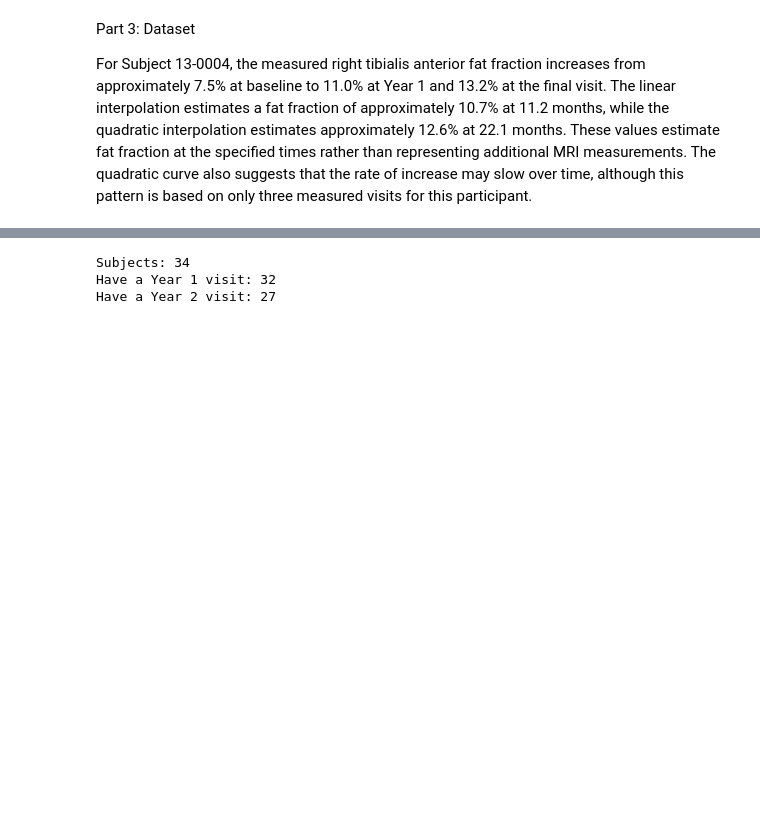
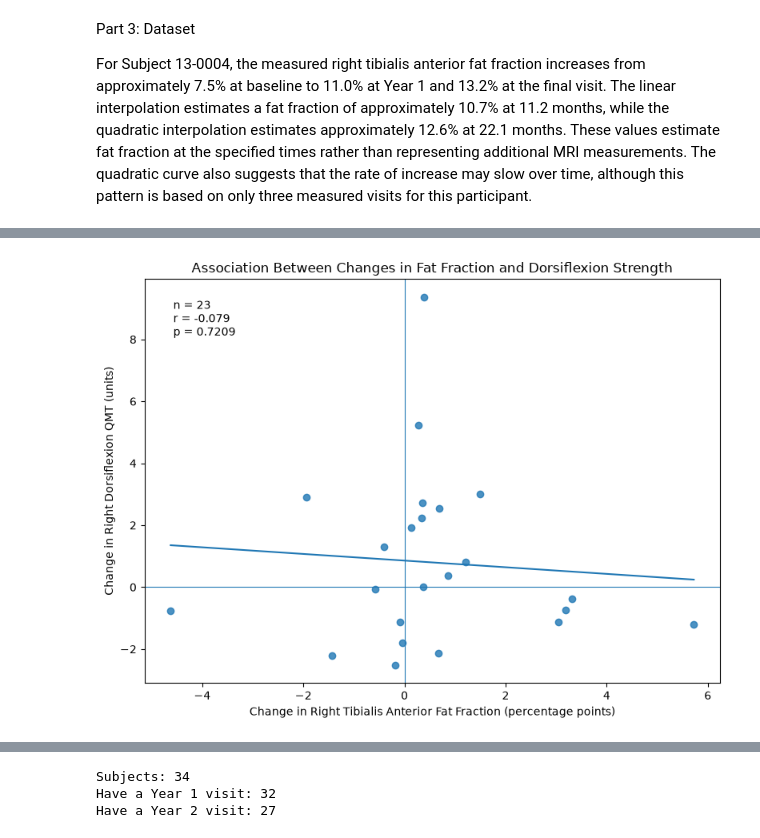
Before and after one commit to DestinySuarez/BME2315_Module_2, a Jupyter notebook: FSHD_MRI_data/FSHD_Module2_Project_CheckIn.ipynb, the cells around one changed output, grey strips where cells are left out. Drawn from its saved outputs; the diff is of its cells as text; code cells hidden in the pictures; blank space fills up the shorter version.

```diff
--- a/FSHD_MRI_data/FSHD_Module2_Project_CheckIn.ipynb
+++ b/FSHD_MRI_data/FSHD_Module2_Project_CheckIn.ipynb
@@ -469,0 +851,36 @@ df.head()
+# %%
+
+import matplotlib.pyplot as plt
+import numpy as np
+from scipy.stats import pearsonr
+
+x = paired["delta_ff"]
+y = paired["delta_qmt"]
+
+# Correlation statistics
+r, p = pearsonr(x, y)
+
+# Scatter plot and best-fit line
+plt.figure(figsize=(8, 6))
+plt.scatter(x, y, alpha=0.8)
+
+slope, intercept = np.polyfit(x, y, 1)
+x_line = np.linspace(x.min(), x.max(), 100)
+plt.plot(x_line, slope * x_line + intercept)
+
+plt.axhline(0, linewidth=0.8)
+plt.axvline(0, linewidth=0.8)
+
+plt.xlabel("Change in Right Tibialis Anterior Fat Fraction (percentage points)")
+plt.ylabel("Change in Right Dorsiflexion QMT (units)")
+plt.title("Association Between Changes in Fat Fraction and Dorsiflexion Strength")
+plt.text(
+    0.05, 0.95,
+    f"n = {len(paired)}\nr = {r:.3f}\np = {p:.4f}",
+    transform=plt.gca().transAxes,
+    va="top"
+)
+plt.tight_layout()
+plt.show()
+# %% [output]
+[figure, added]
```
Also changed, not shown: parts of 19 cells of this notebook, 1 other file.
